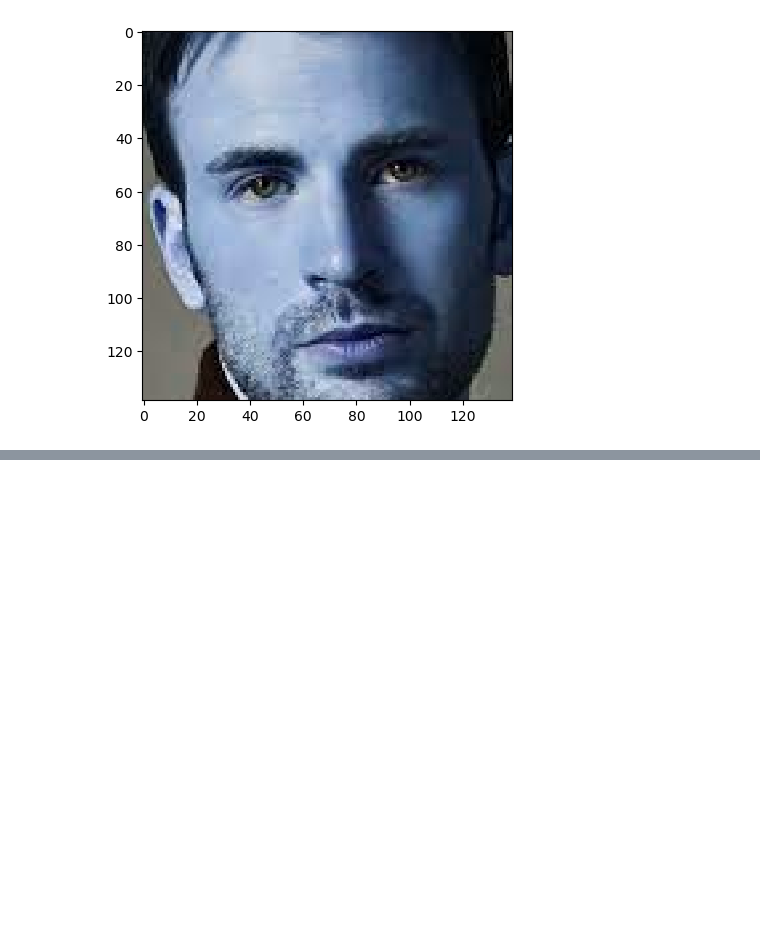
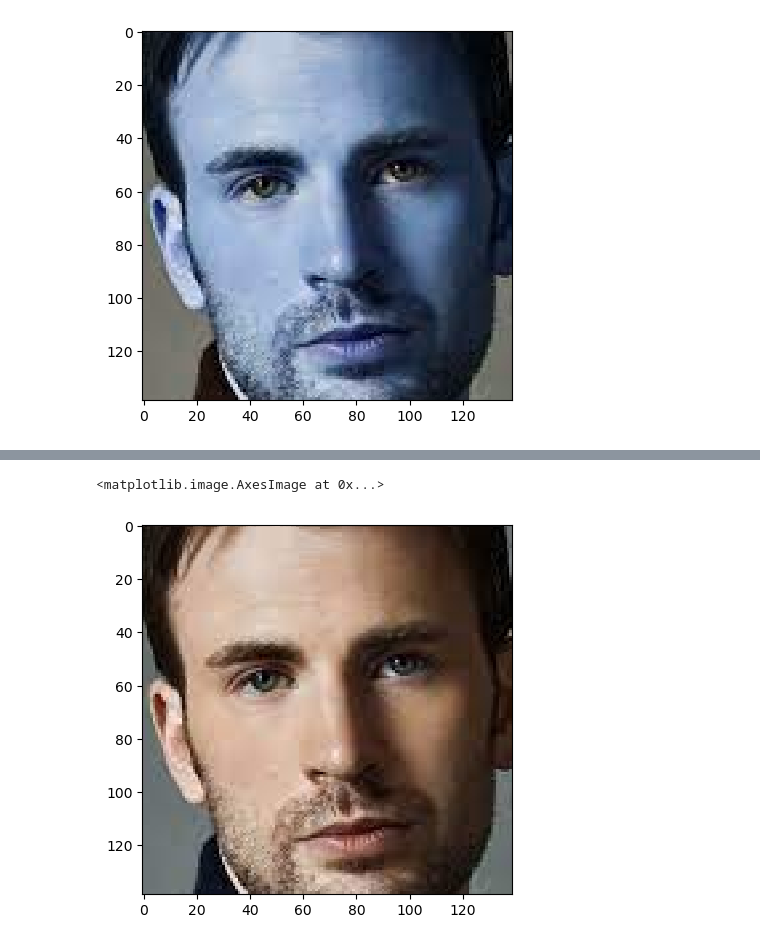
Before and after one commit to Ananthu2oo3/face_identification_ML_model, a Jupyter notebook: feature_engineering.ipynb, the cells around one changed output, grey strips where cells are left out. Drawn from its saved outputs; the diff is of its cells as text; code cells hidden in the pictures; blank space fills up the shorter version.

```diff
--- a/feature_engineering.ipynb
+++ b/feature_engineering.ipynb
@@ -48,0 +58,3 @@ w2d(img)
+# %%
+img_array = cv2.cvtColor(img,cv2.COLOR_RGB2BGR)
+img_array
@@ -48,0 +79,5 @@ w2d(img)
+# %%
+plt.imshow(img_array)
+# %% [output]
+<matplotlib.image.AxesImage at 0x...>
+[figure, added]
```
Also changed, not shown: parts of 11 cells of this notebook.
